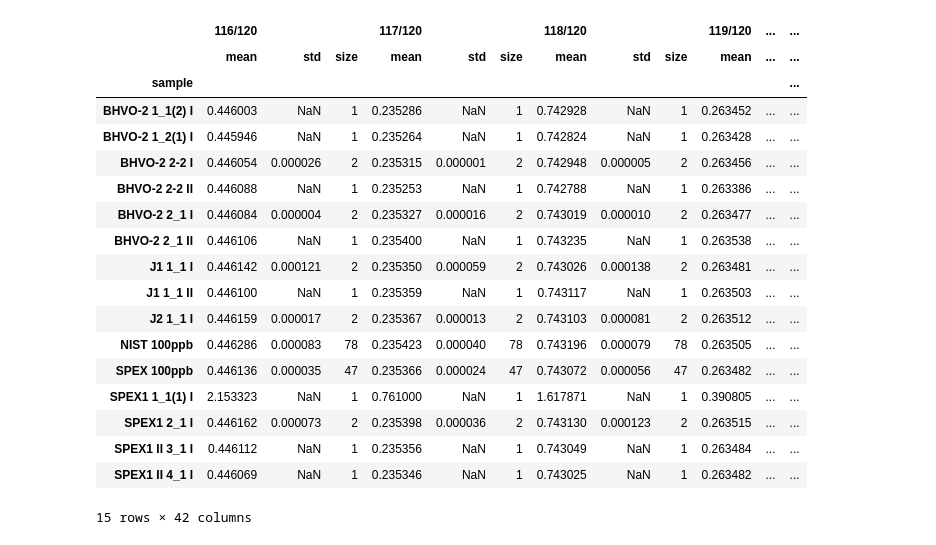
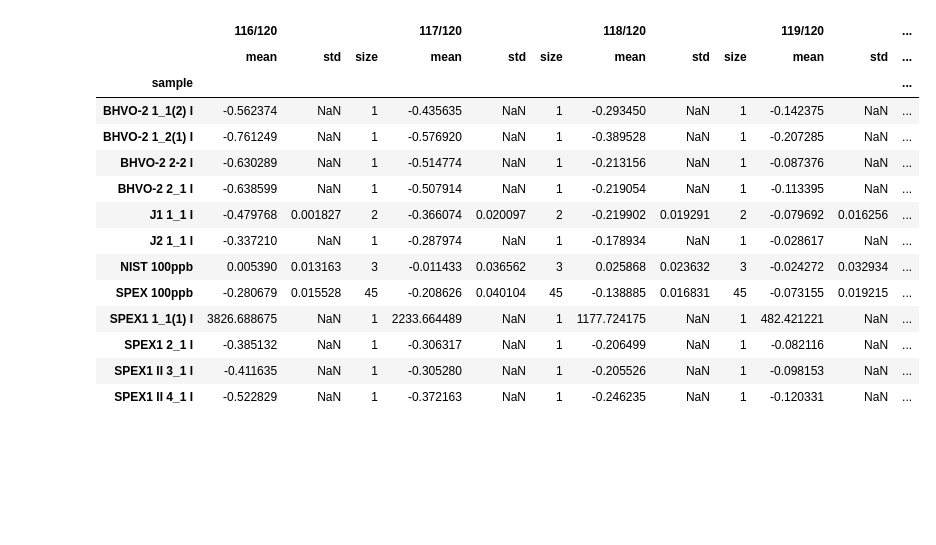
Before and after one commit to Marfster/NU_Plasma, a Jupyter notebook: Nu Plasma Evaluation.ipynb, the cells around one changed output. Cells and saved outputs as stored; diff of their text form; code cells hidden in the pictures; blank space fills up the shorter version.

```diff
--- a/Nu Plasma Evaluation.ipynb
+++ b/Nu Plasma Evaluation.ipynb
@@ -88,13 +90,16 @@ for sample in files_1:
     #df_bgd_2 = blk_2.data_zero_corr(files[sample][1][1])
 
     new_corr = evaluation(df_zero, cycles, isotopes, cup_config, database, mass_range, corr_isotopes_Sb, denom_corr_ratio)
-    new_corr.line2_corr(df_zero, "119")
+    #new_corr.line2_corr(df_zero, "119")
     #new_corr.data_bgd_corr(df_bgd_1, df_bgd_2)
 
     data_sample_raw = new_corr.raw_signals("120")
     data_sample_raw = pd.DataFrame.from_dict(data_sample_raw, orient = 'index')
+    data_sample_raw = data_sample_raw[np.abs(data_sample_raw-data_sample_raw.mean())<=(2*data_sample_raw.std())]
+
     data_sample = new_corr.external_norm_Sb("120", 10)
     data_sample = pd.DataFrame.from_dict(data_sample, orient = 'index')
+    data_sample = data_sample[np.abs(data_sample-data_sample.mean())<=(2*data_sample.std())]
 
     sample_name = df.extract_metadata(sample, "Sample Name")
     date = df.extract_metadata(sample, "Date")
@@ -110,6 +115,3 @@ for sample in files_1:
     data_sample = data_sample.merge(data_sample_raw)
 
     df_external_norm = df_external_norm.append(data_sample)
-    #data_sample = data_sample.drop(["sample", "cycle"], axis=1)
-    #data_sample = data_sample[np.abs(data_sample-data_sample.mean())<=(2*data_sample.std())]
-    #df_external_norm_mean = df_external_norm_mean.append(data_sample.mean())
@@ -141,13 +141,9 @@ df_external_norm_mean
 4200 rows × 15 columns
 # %%
 df_external_norm_sub = df_external_norm
-df_external_norm_sub.drop(["sample", "cycle"])
-#df_external_norm_sub = df_external_norm_sub[df_external_norm_sub["120"] > 10]
-df_external_norm_sub = df_external_norm_sub[np.abs(df_external_norm_sub-df_external_norm_sub.mean())<=(2*df_external_norm_sub.std())]
-print df_external_norm_sub[1:20].mean()
 df_external_norm_mean = df_external_norm_sub.groupby(df_external_norm_sub.index).mean()
-print df_external_norm_mean
-#df_external_norm_mean["sample"] = df_external_norm[df_external_norm["cycle"] == 1]["sample"]
-#df_external_norm_mean = df_external_norm_mean.drop(["117", "120", "122", "116", "124", "119", "118"], axis=1)
-#df_external_norm_mean.head()
+df_external_norm_mean["sample"] = df_external_norm[df_external_norm["cycle"] == 1]["sample"]
+df_external_norm_mean= df_external_norm_mean[df_external_norm_mean["120"] > 14]
+df_external_norm_mean = df_external_norm_mean.drop(["cycle", "117", "120", "122", "116", "124", "119", "118"], axis=1)
+df_external_norm_mean.head()
 # %% [output]
@@ -191,9 +157,12 @@ Name: sample, Length: 143
 # %%
-sub_index = df_external_norm_mean[(df_external_norm_mean.sample.shift(1) == df_external_norm_mean.sample.shift(-1)) & (df_external_norm_mean.sample.shift(1) == "NIST 100ppb")].sample
+sub_index = df_external_norm_mean[(df_external_norm_mean.sample.shift(1) == df_external_norm_mean.sample.shift(-1)) & (df_external_norm_mean.sample.shift(1) == "NIST 100ppb")].index
 sample = df_external_norm_mean["sample"]
 new = df_external_norm_mean[df_external_norm_mean.columns[df_external_norm_mean.dtypes != 'object']]
 
-#new = ((new / (new.shift(1) + new.shift(-1)))-1)*1000
 new =  ((new / ((new.shift(1) + new.shift(-1))/2))-1)*1000
 new["sample"] = sample
-new[new.sample != "NIST 100ppb"]
+
+new = new[new.index.isin(sub_index)]
+#df_external_norm_signal = df_external_norm_signal[df_external_norm_signal['sample'].isin(sub_index.tolist())]
+#df_new_signal = new.merge(df_external_norm_signal, left_index=True, right_index=True)
+#new[new.sample != "NIST 100ppb"]
@@ -220,22 +169,18 @@ new[new.sample != "NIST 100ppb"]
 # %%
-df_external_norm_mean.groupby("sample").agg([np.mean, np.std, np.size])
+new.groupby("sample").agg([np.mean, np.std, np.size])
 # %% [output]
-|  | 116/120 |  |  | 117/120 |  |  | 118/120 |  |  | 119/120 | ... | ... |
-|  | mean | std | size | mean | std | size | mean | std | size | mean | ... | ... |
+|  | 116/120 |  |  | 117/120 |  |  | 118/120 |  |  | 119/120 |  | ... |
+|  | mean | std | size | mean | std | size | mean | std | size | mean | std | ... |
 | sample |  |  |  |  |  |  |  |  |  |  |  | ... |
-| BHVO-2 1_1(2) I | 0.446003 | NaN | 1 | 0.235286 | NaN | 1 | 0.742928 | NaN | 1 | 0.263452 | ... | ... |
-| BHVO-2 1_2(1) I | 0.445946 | NaN | 1 | 0.235264 | NaN | 1 | 0.742824 | NaN | 1 | 0.263428 | ... | ... |
-| BHVO-2 2-2 I | 0.446054 | 0.000026 | 2 | 0.235315 | 0.000001 | 2 | 0.742948 | 0.000005 | 2 | 0.263456 | ... | ... |
-| BHVO-2 2-2 II | 0.446088 | NaN | 1 | 0.235253 | NaN | 1 | 0.742788 | NaN | 1 | 0.263386 | ... | ... |
-| BHVO-2 2_1 I | 0.446084 | 0.000004 | 2 | 0.235327 | 0.000016 | 2 | 0.743019 | 0.000010 | 2 | 0.263477 | ... | ... |
-| BHVO-2 2_1 II | 0.446106 | NaN | 1 | 0.235400 | NaN | 1 | 0.743235 | NaN | 1 | 0.263538 | ... | ... |
-| J1 1_1 I | 0.446142 | 0.000121 | 2 | 0.235350 | 0.000059 | 2 | 0.743026 | 0.000138 | 2 | 0.263481 | ... | ... |
-| J1 1_1 II | 0.446100 | NaN | 1 | 0.235359 | NaN | 1 | 0.743117 | NaN | 1 | 0.263503 | ... | ... |
-| J2 1_1 I | 0.446159 | 0.000017 | 2 | 0.235367 | 0.000013 | 2 | 0.743103 | 0.000081 | 2 | 0.263512 | ... | ... |
-| NIST 100ppb | 0.446286 | 0.000083 | 78 | 0.235423 | 0.000040 | 78 | 0.743196 | 0.000079 | 78 | 0.263505 | ... | ... |
-| SPEX 100ppb | 0.446136 | 0.000035 | 47 | 0.235366 | 0.000024 | 47 | 0.743072 | 0.000056 | 47 | 0.263482 | ... | ... |
-| SPEX1 1_1(1) I | 2.153323 | NaN | 1 | 0.761000 | NaN | 1 | 1.617871 | NaN | 1 | 0.390805 | ... | ... |
-| SPEX1 2_1 I | 0.446162 | 0.000073 | 2 | 0.235398 | 0.000036 | 2 | 0.743130 | 0.000123 | 2 | 0.263515 | ... | ... |
-| SPEX1 II 3_1 I | 0.446112 | NaN | 1 | 0.235356 | NaN | 1 | 0.743049 | NaN | 1 | 0.263484 | ... | ... |
-| SPEX1 II 4_1 I | 0.446069 | NaN | 1 | 0.235346 | NaN | 1 | 0.743025 | NaN | 1 | 0.263482 | ... | ... |
+| BHVO-2 1_1(2) I | -0.562374 | NaN | 1 | -0.435635 | NaN | 1 | -0.293450 | NaN | 1 | -0.142375 | NaN | ... |
+| BHVO-2 1_2(1) I | -0.761249 | NaN | 1 | -0.576920 | NaN | 1 | -0.389528 | NaN | 1 | -0.207285 | NaN | ... |
+| BHVO-2 2-2 I | -0.630289 | NaN | 1 | -0.514774 | NaN | 1 | -0.213156 | NaN | 1 | -0.087376 | NaN | ... |
+| BHVO-2 2_1 I | -0.638599 | NaN | 1 | -0.507914 | NaN | 1 | -0.219054 | NaN | 1 | -0.113395 | NaN | ... |
+| J1 1_1 I | -0.479768 | 0.001827 | 2 | -0.366074 | 0.020097 | 2 | -0.219902 | 0.019291 | 2 | -0.079692 | 0.016256 | ... |
+| J2 1_1 I | -0.337210 | NaN | 1 | -0.287974 | NaN | 1 | -0.178934 | NaN | 1 | -0.028617 | NaN | ... |
+| NIST 100ppb | 0.005390 | 0.013163 | 3 | -0.011433 | 0.036562 | 3 | 0.025868 | 0.023632 | 3 | -0.024272 | 0.032934 | ... |
+| SPEX 100ppb | -0.280679 | 0.015528 | 45 | -0.208626 | 0.040104 | 45 | -0.138885 | 0.016831 | 45 | -0.073155 | 0.019215 | ... |
+| SPEX1 1_1(1) I | 3826.688675 | NaN | 1 | 2233.664489 | NaN | 1 | 1177.724175 | NaN | 1 | 482.421221 | NaN | ... |
+| SPEX1 2_1 I | -0.385132 | NaN | 1 | -0.306317 | NaN | 1 | -0.206499 | NaN | 1 | -0.082116 | NaN | ... |
+| SPEX1 II 3_1 I | -0.411635 | NaN | 1 | -0.305280 | NaN | 1 | -0.205526 | NaN | 1 | -0.098153 | NaN | ... |
+| SPEX1 II 4_1 I | -0.522829 | NaN | 1 | -0.372163 | NaN | 1 | -0.246235 | NaN | 1 | -0.120331 | NaN | ... |
-15 rows × 42 columns
```
Also changed, not shown: parts of 7 cells of this notebook.
